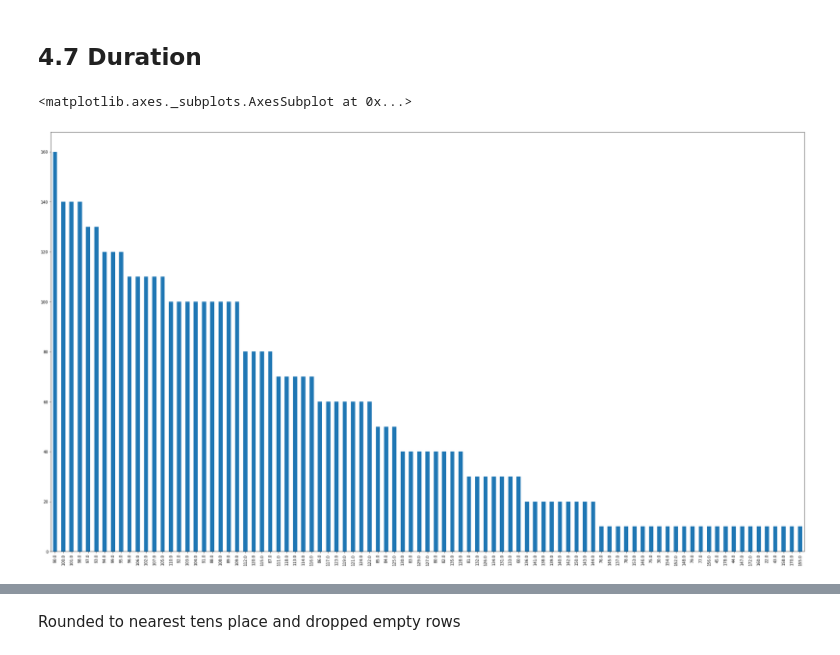
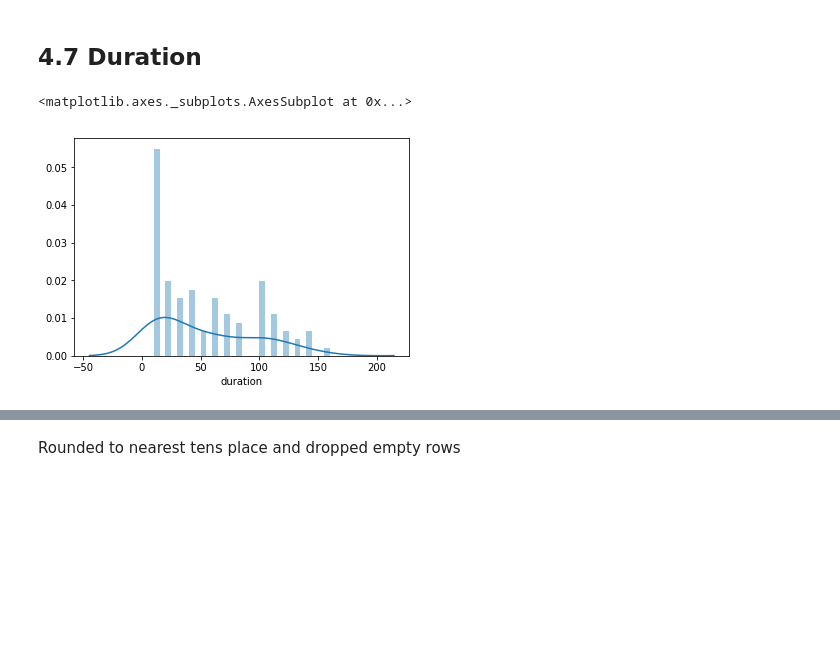
Before and after one commit to wensu425/Cogs108_Movie_Prediction, a Jupyter notebook: Movie_prediction.ipynb, the cells around one changed output, grey strips where cells are left out. Cells and saved outputs as stored; diff of their text form; code cells hidden in the pictures; blank space fills up the shorter version.

```diff
--- a/Movie_prediction.ipynb
+++ b/Movie_prediction.ipynb
@@ -629,9 +629,9 @@ sns.regplot(x='imdb_score', y='reviews', data=reviews_1000_up)
 # %% [markdown]
 ## 4.7 Duration
 # %%
-duration = data.duration.value_counts().round(-1)
+duration = data.duration.value_counts(sort=False).round(-1)
 duration = duration[duration != 0]
-duration.plot(kind = 'bar', figsize=(35,20))
+sns.distplot(duration, bins=30)
 # %% [output]
 <matplotlib.axes._subplots.AxesSubplot at 0x...>
-[figure, old version]
+[figure, new version]
```
Also changed, not shown: parts of 16 cells of this notebook.
